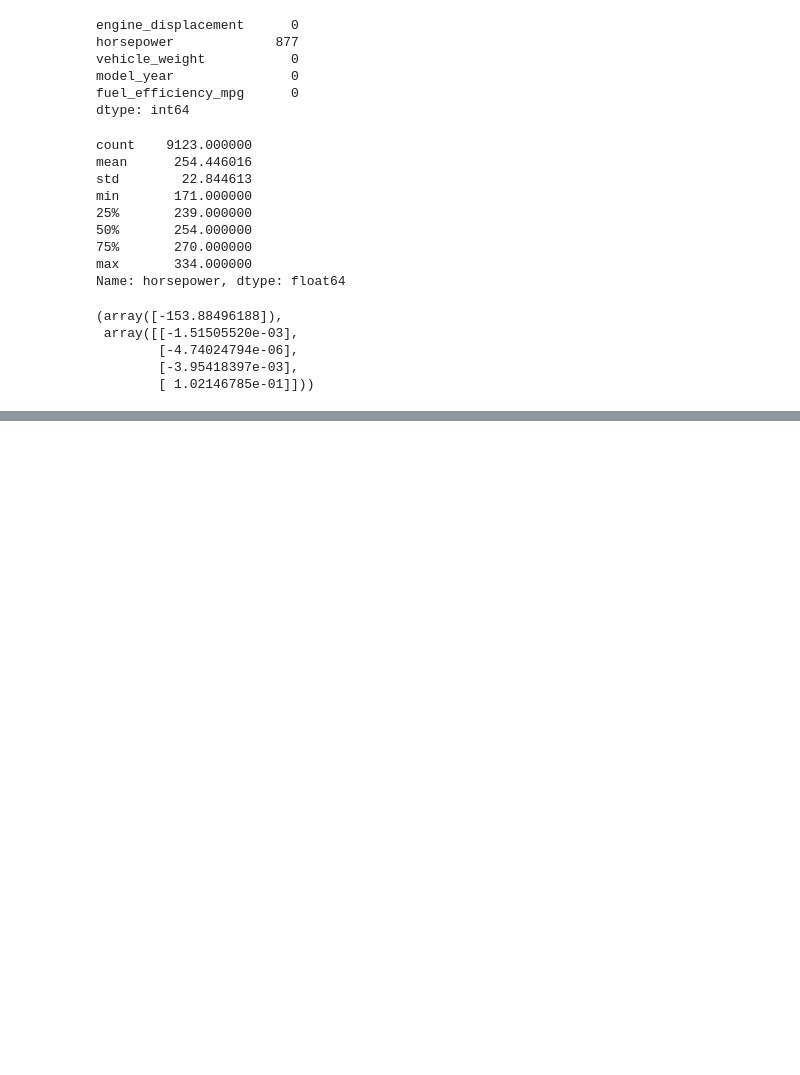
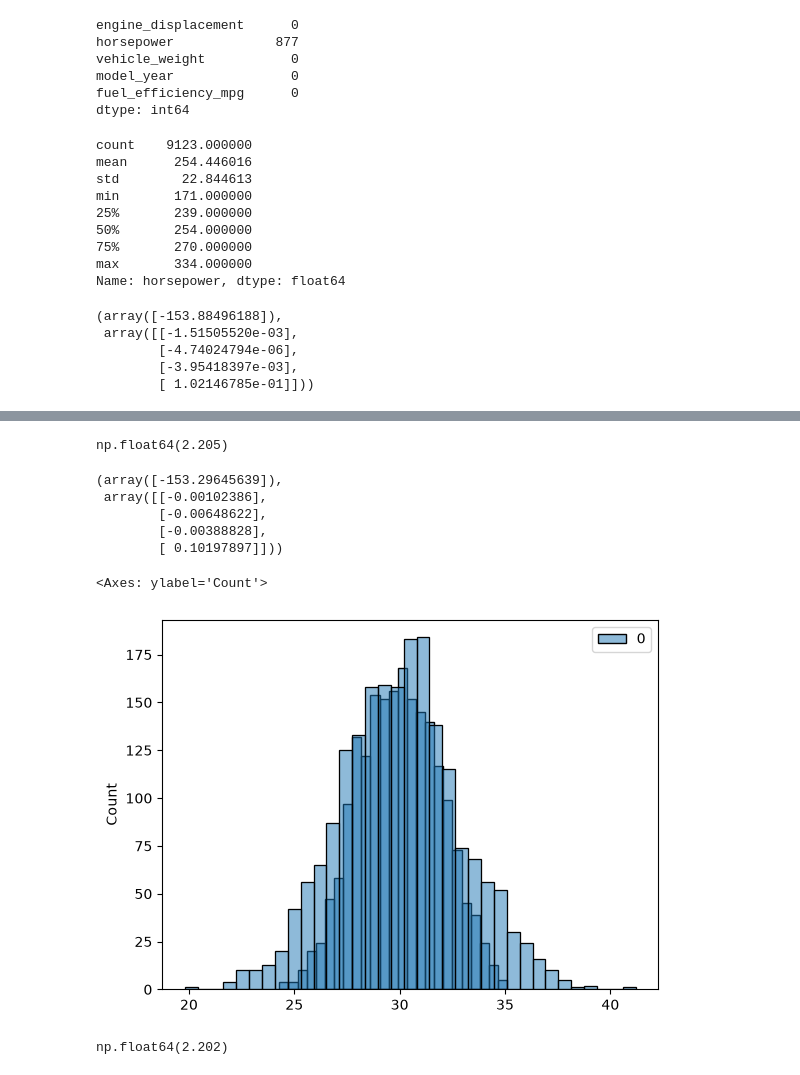
Before and after one commit to BenMarantz/machineLearningZoomcamp26-27, a Jupyter notebook: 02-regression/HW 2.ipynb, the cells around one changed output, grey strips where cells are left out. Cells and saved outputs as stored; diff of their text form; code cells hidden in the pictures; blank space fills up the shorter version.

Commit message:
Finished Question 3 for HW2.

```diff
--- a/02-regression/HW 2.ipynb
+++ b/02-regression/HW 2.ipynb
@@ -154,0 +170,53 @@ sns.histplot(y_train)
+# %%
+# Question 3.1
+# Calculate RMSE using the validation data
+round(rmse(y_val, y_pred), 3)
+# Get RMSE of appx 2.205
+# %% [output]
+np.float64(2.205)
+# %%
+# Question 3.2
+
+# This time, fill missing horsepower values with the mean horsepower from the training data that we saved earlier
+df_train.horsepower = horsepower_train.fillna(horsepower_train_mean)
+df_val.horsepower = horsepower_val.fillna(horsepower_train_mean)
+
+# Extract X_train and y_train
+X_train = df_train[features].values
+y_train = df_train[target].values
+
+# Get the linear regression model parameters by calling train_linear_regression on X_train and y_train
+w0, w = train_linear_regression(X_train, y_train)
+w0, w
+# %% [output]
+(array([-153.29645639]),
+ array([[-0.00102386],
+        [-0.00648622],
+        [-0.00388828],
+        [ 0.10197897]]))
+# %%
+# Question 3.2
+
+# Now we validate these parameters using the validation set.
+# First, extract X_val and y_val
+X_val = df_val[features].values
+y_val = df_val[target].values
+
+# Next, get predictions for y_val
+y_pred = w0 + X_val.dot(w)
+
+# Plot y_val and y_pred to see differences in distribution
+sns.histplot(y_pred)
+sns.histplot(y_val)
+# See that they overlap heavily. Predictions seem to be pretty good.
+# %% [output]
+<Axes: ylabel='Count'>
+[figure, added]
+# %%
+# Question 3.2
+# Calculate RMSE using the validation data
+round(rmse(y_val, y_pred), 3)
+# Get RMSE of appx 2.202
+# A lower RMSE is better, so filling the missing values with the column mean results in a better validation RMSE
+# %% [output]
+np.float64(2.202)
```
Also changed, not shown: parts of 8 cells of this notebook.
